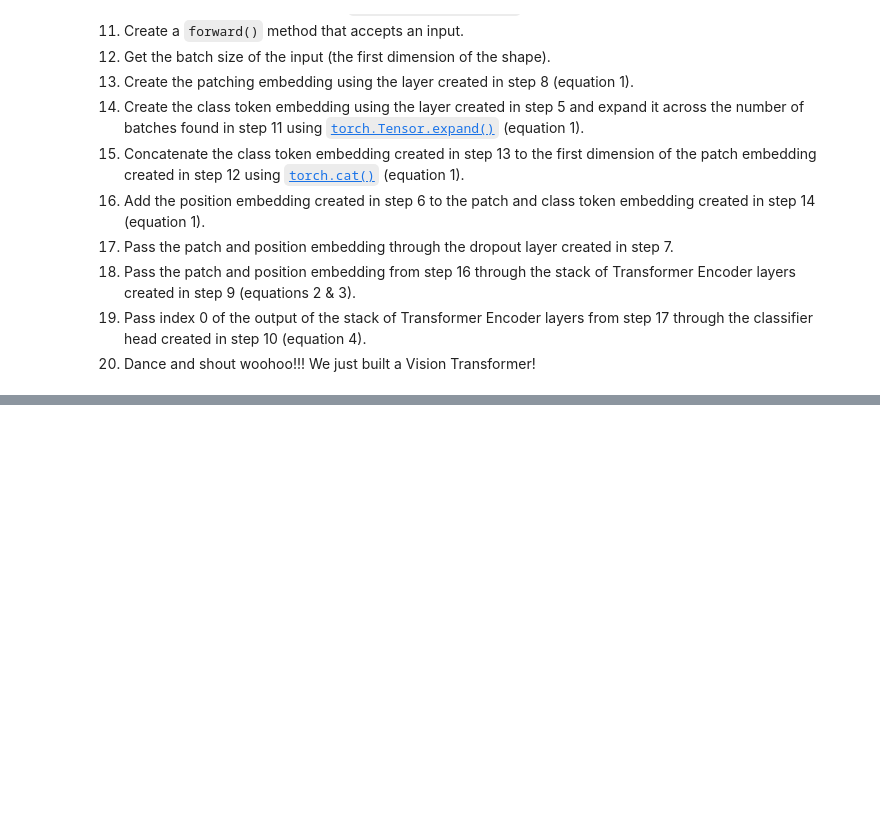
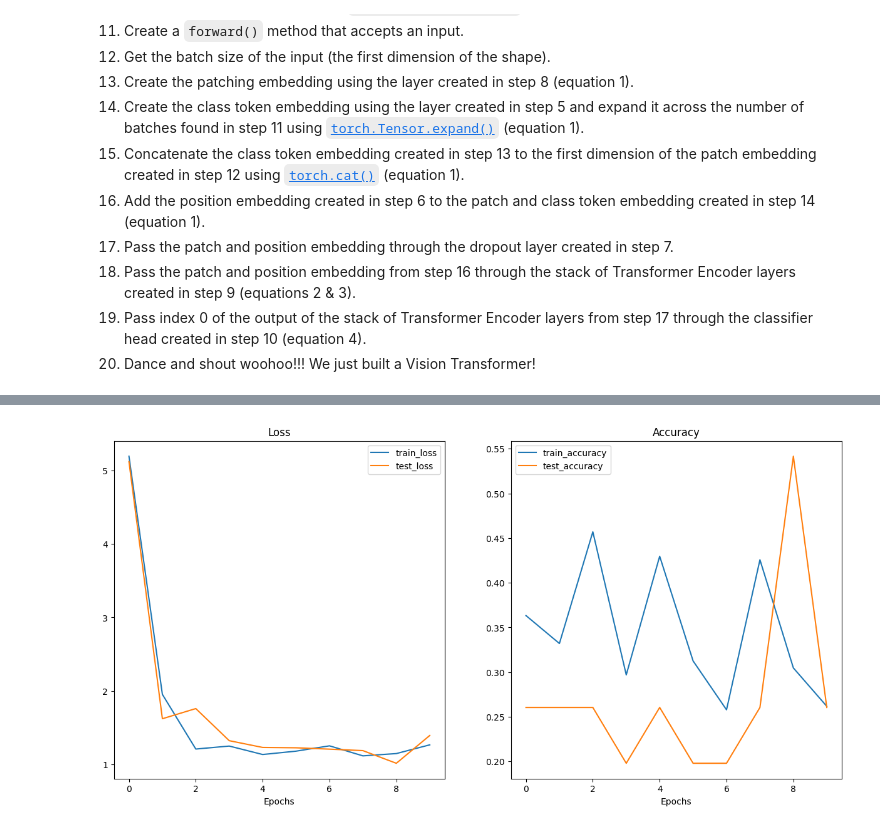
Before and after one commit to footballest/deep_learning_ninja, a Jupyter notebook: pytorch-deep-learning-main/my_notebooks/scratch_08_ViT_paperreplicate.ipynb, the cells around one changed output, grey strips where cells are left out. Saved outputs shown, nothing was run; the diff lists cells and outputs as text; code cells hidden in the pictures; blank space fills up the shorter version.

```diff
--- a/pytorch-deep-learning-main/my_notebooks/scratch_08_ViT_paperreplicate.ipynb
+++ b/pytorch-deep-learning-main/my_notebooks/scratch_08_ViT_paperreplicate.ipynb
@@ -842,0 +1129,7 @@ import os
+# %%
+from helper_functions import plot_loss_curves
+
+# Plot our ViT model's loss curves
+plot_loss_curves(results)
+# %% [output]
+[figure, added]
```
Also changed, not shown: parts of 65 cells of this notebook.
